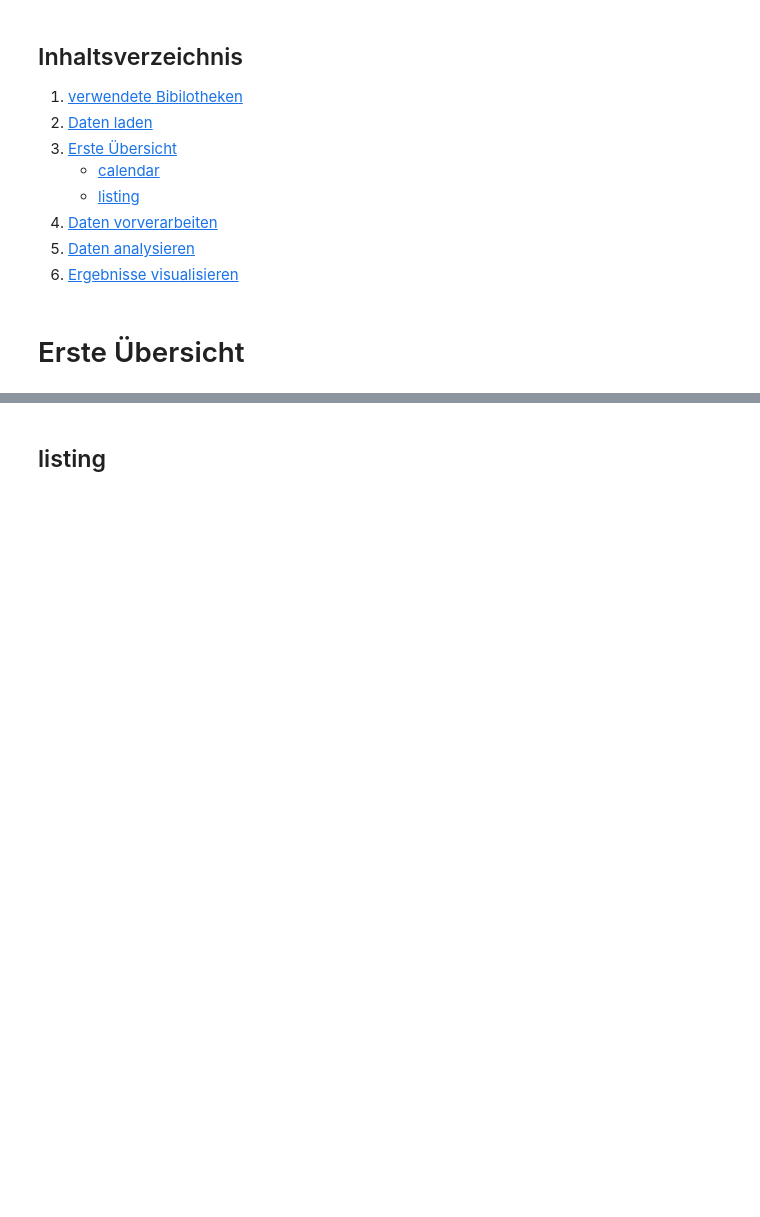
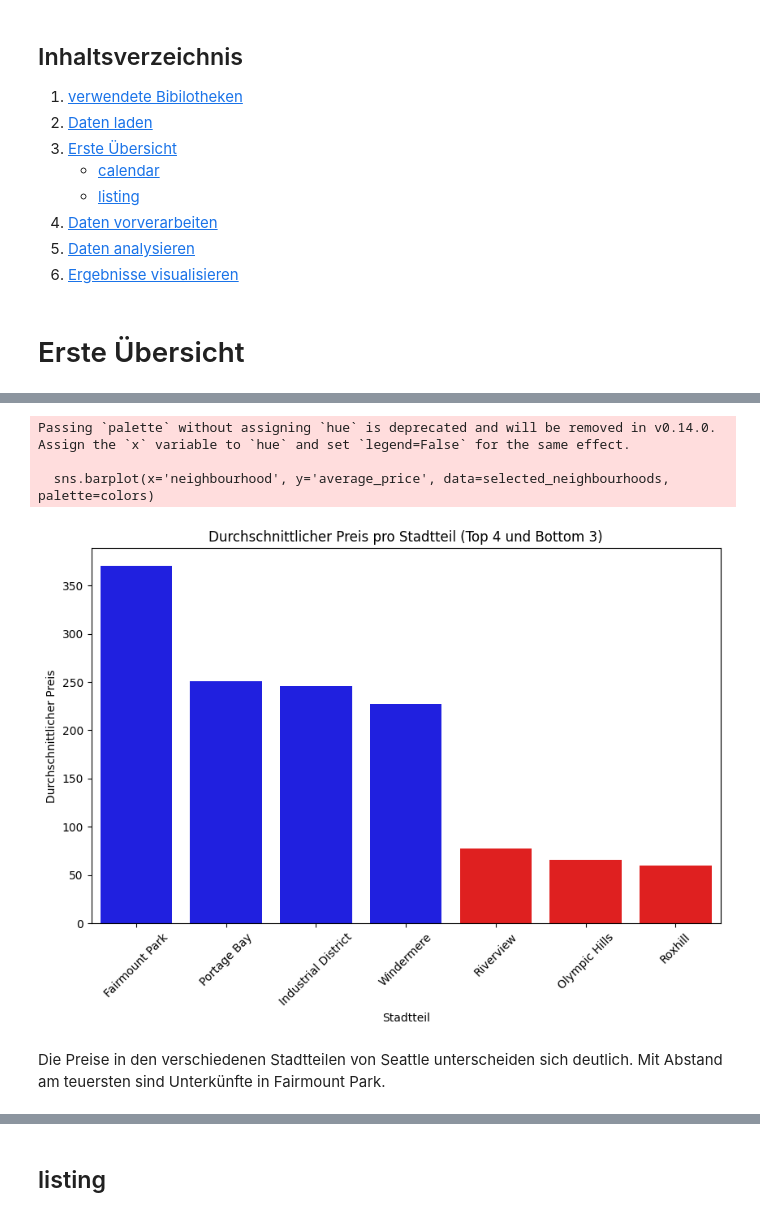
Before and after one commit to michael-zeller/udacity_cd0017_intro_ds_c2, a Jupyter notebook: seattle_airbnb.ipynb, the cells around one changed output, grey strips where cells are left out. Drawn from its saved outputs; the diff is of its cells as text; code cells hidden in the pictures; blank space fills up the shorter version.

Commit message:
preis pro Stadtteil

```diff
--- a/seattle_airbnb.ipynb
+++ b/seattle_airbnb.ipynb
@@ -52,0 +163,37 @@ Die Auswertung kann angesehen werden:
+# %%
+# Preis-Spalte im calendar DataFrame bereinigen und in float umwandeln
+calendar['price'] = calendar['price'].replace('[\\$,]', '', regex=True).astype(float)
+
+# Zusammenführen der DataFrames calendar und listings anhand der listing_id
+merged_df = pd.merge(calendar, listings[['id', 'neighbourhood']], left_on='listing_id', right_on='id', how='left')
+
+# Berechnen des durchschnittlichen Preises pro Stadtteil
+average_price_per_neighbourhood = merged_df.groupby('neighbourhood')['price'].mean().reset_index()
+average_price_per_neighbourhood.columns = ['neighbourhood', 'average_price']
+
+# Sortieren der Stadtteile nach durchschnittlichem Preis
+sorted_neighbourhoods = average_price_per_neighbourhood.sort_values(by='average_price', ascending=False)
+
+# Auswählen der höchsten 4 und niedrigsten 3 Stadtteile
+top_4_neighbourhoods = sorted_neighbourhoods.head(4)
+bottom_3_neighbourhoods = sorted_neighbourhoods.tail(3)
+
+# Zusammenführen der ausgewählten Stadtteile
+selected_neighbourhoods = pd.concat([top_4_neighbourhoods, bottom_3_neighbourhoods])
+
+# Balkendiagramm erstellen mit unterschiedlichen Farben für Top 4 und Bottom 3 Stadtteile
+plt.figure(figsize=(10, 6))
+colors = ['blue'] * 4 + ['red'] * 3
+sns.barplot(x='neighbourhood', y='average_price', data=selected_neighbourhoods, palette=colors)
+plt.title('Durchschnittlicher Preis pro Stadtteil (Top 4 und Bottom 3)')
+plt.xlabel('Stadtteil')
+plt.ylabel('Durchschnittlicher Preis')
+plt.xticks(rotation=45)
+plt.show()
+# %% [output]
+Passing `palette` without assigning `hue` is deprecated and will be removed in v0.14.0. Assign the `x` variable to `hue` and set `legend=False` for the same effect.
+
+  sns.barplot(x='neighbourhood', y='average_price', data=selected_neighbourhoods, palette=colors)
+[figure, added]
+# %% [markdown]
+Die Preise in den verschiedenen Stadtteilen von Seattle unterscheiden sich deutlich. Mit Abstand am teuersten sind Unterkünfte in Fairmount Park.
```
Also changed, not shown: parts of 8 cells of this notebook, 1 other file.
